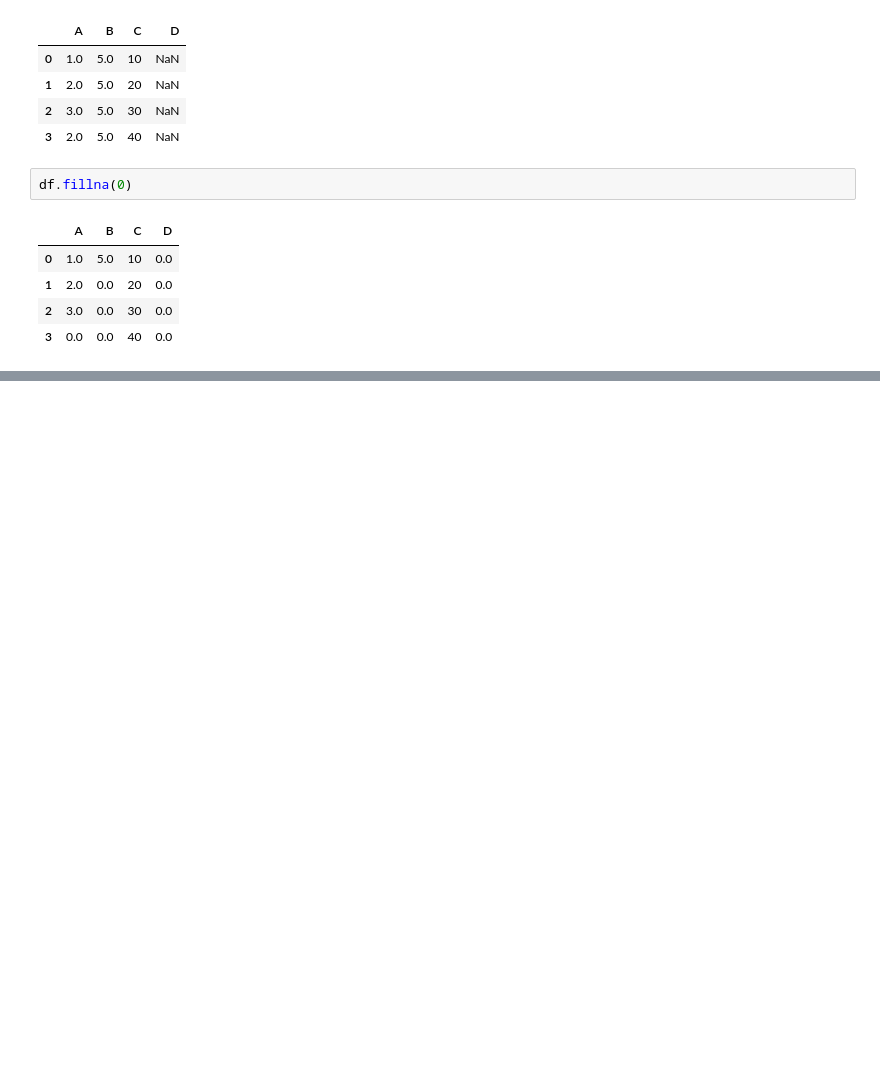
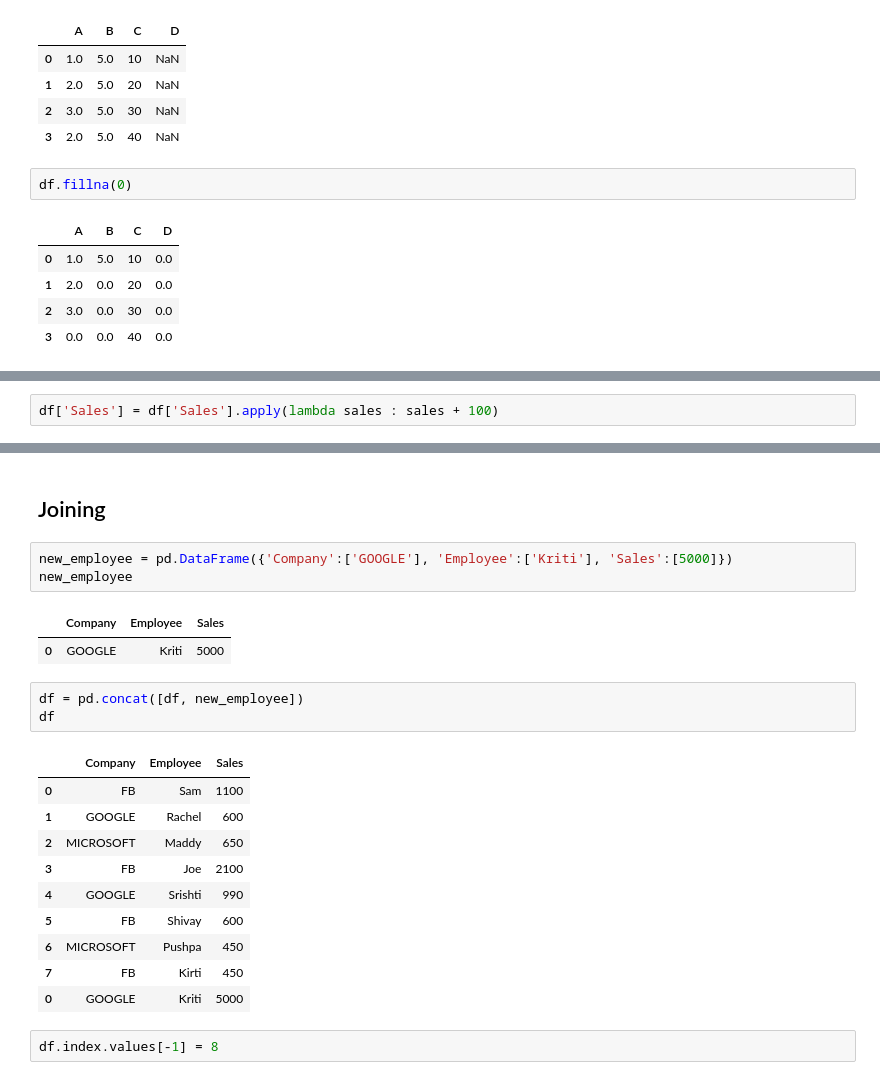
Before and after one commit to kriti-ixix/ai-1030, a Jupyter notebook: data analytics/pandas.ipynb, the cells around one changed output, grey strips where cells are left out. Saved outputs shown, nothing was run; the diff lists cells and outputs as text; blank space fills up the shorter version.

Commit message:
pandas custom functions and joining

```diff
--- a/data analytics/pandas.ipynb
+++ b/data analytics/pandas.ipynb
@@ -486,0 +504,2 @@ df.describe()
+# %%
+df['Sales'] = df['Sales'].apply(lambda sales : sales + 100)
@@ -486,0 +518,24 @@ df.describe()
+# %% [markdown]
+## Joining
+# %%
+new_employee = pd.DataFrame({'Company':['GOOGLE'], 'Employee':['Kriti'], 'Sales':[5000]})
+new_employee
+# %% [output]
+|  | Company | Employee | Sales |
+| 0 | GOOGLE | Kriti | 5000 |
+# %%
+df = pd.concat([df, new_employee])
+df
+# %% [output]
+|  | Company | Employee | Sales |
+| 0 | FB | Sam | 1100 |
+| 1 | GOOGLE | Rachel | 600 |
+| 2 | MICROSOFT | Maddy | 650 |
+| 3 | FB | Joe | 2100 |
+| 4 | GOOGLE | Srishti | 990 |
+| 5 | FB | Shivay | 600 |
+| 6 | MICROSOFT | Pushpa | 450 |
+| 7 | FB | Kirti | 450 |
+| 0 | GOOGLE | Kriti | 5000 |
+# %%
+df.index.values[-1] = 8
```
Also changed, not shown: parts of 23 cells of this notebook.
